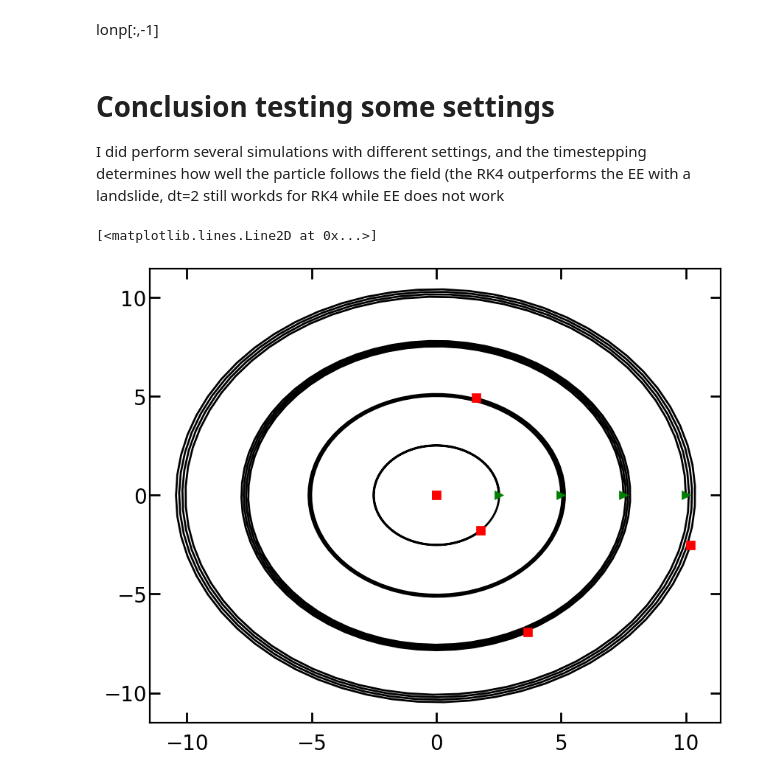
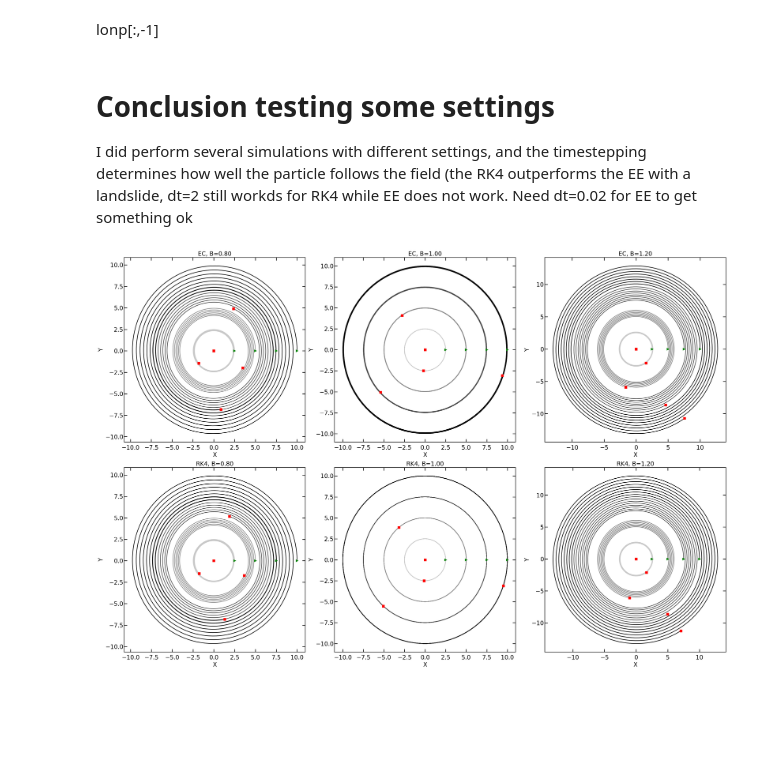
Before and after one commit to Parcels-code/Maxey_Riley_advection, a Jupyter notebook: analysis/particles_in_analytical_flow.ipynb, the cells around one changed output. Drawn from its saved outputs; the diff is of its cells as text; code cells hidden in the pictures; blank space fills up the shorter version.

Commit message:
added analysis MR advection with EC vs RK4 in 2D kaufmann vortex

```diff
--- a/analysis/particles_in_analytical_flow.ipynb
+++ b/analysis/particles_in_analytical_flow.ipynb
@@ -66,4 +61,4 @@ for i in range(3):
 lonp[:,-1]
 # %% [markdown]
 # Conclusion testing some settings
-I did perform several simulations with different settings, and the timestepping determines how well the particle follows the field (the RK4 outperforms the EE with a landslide, dt=2 still workds for RK4 while EE does not work
+I did perform several simulations with different settings, and the timestepping determines how well the particle follows the field (the RK4 outperforms the EE with a landslide, dt=2 still workds for RK4 while EE does not work. Need dt=0.02 for EE to get something ok
@@ -74,10 +65,49 @@ tmax=249
-# %%
-fig,ax=plt.subplots()
-lonp=dset['lon'][:,:tmax+1].values
-latp=dset['lat'][:,:tmax+1].values
-ax.plot(lonp.T,latp.T,color='k')
-ax.plot(lonp[:,0].T,latp[:,0].T,'>',color='green')
-ax.plot(lonp[:,-1].T,latp[:,-1].T,'s',color='red')
-# %% [output]
-[<matplotlib.lines.Line2D at 0x...>]
-[figure, removed]
+# %%
+## testing MR settings
+datasetMR={}
+names=np.array(['Inertia_particle_Kaufmann_vortex_EC_B080_tau1E0.zarr','Inertia_particle_Kaufmann_vortex_EC_B100_tau1E0.zarr','Inertia_particle_Kaufmann_vortex_EC_B120_tau1E0.zarr','Inertia_particle_Kaufmann_vortex_RK4_B080_tau1E0.zarr','Inertia_particle_Kaufmann_vortex_RK4_B100_tau1E0.zarr','Inertia_particle_Kaufmann_vortex_RK4_B120_tau1E0.zarr'])
+for i in range(len(names)):
+    datasetMR[i]=xr.open_zarr(input_directory_particles+names[i],decode_times=False)
+
+tmax=999
+# %%
+fig,axs=plt.subplots(2,3,figsize=(30,20))
+n=0
+m=0
+
+
+
+nparticles=datasetMR[0].attrs['nparticles']
+cmap = plt.get_cmap('Grays')
+greyarray=cmap(np.linspace(0.1,1,nparticles))
+
+
+integration=np.array(['EC','RK4'])
+Barray=np.array([0.8,1.0,1.2,0.8,1.0,1.2])
+
+
+for i in range(len(names)):
+    lonp=datasetMR[i]['lon'][:,:tmax+1].values
+    latp=datasetMR[i]['lat'][:,:tmax+1].values
+    for j in range(nparticles):
+        axs[m,n].plot(lonp[j],latp[j],color=greyarray[j],zorder=-20)
+    axs[m,n].plot(lonp[:,0].T,latp[:,0].T,'>',color='green')
+    axs[m,n].plot(lonp[:,-1].T,latp[:,-1].T,'s',color='red')
+    axs[m,n].set_title(integration[m]+", B={:.02f}".format(Barray[i]),fontsize=20)
+    axs[m,n].set_xlabel('X')
+    axs[m,n].set_ylabel('Y')
+#ax.scatter(lonp.T,latp.T,c=time.T, cmap='viridis')
+
+    n+=1
+    if(n%3==0):
+        n=0
+        m=1
+
+
+# ax.set_xlim(2.45,2.55)
+# ax.set_ylim(-0.1,0.1)
+
+fig.tight_layout()
+fig.savefig('../figures/MR_advection_kaufmann_vortext_B_EC_and_RK4.pdf')
+# %% [output]
+[figure, added]
```
Also changed, not shown: parts of 4 cells of this notebook.
